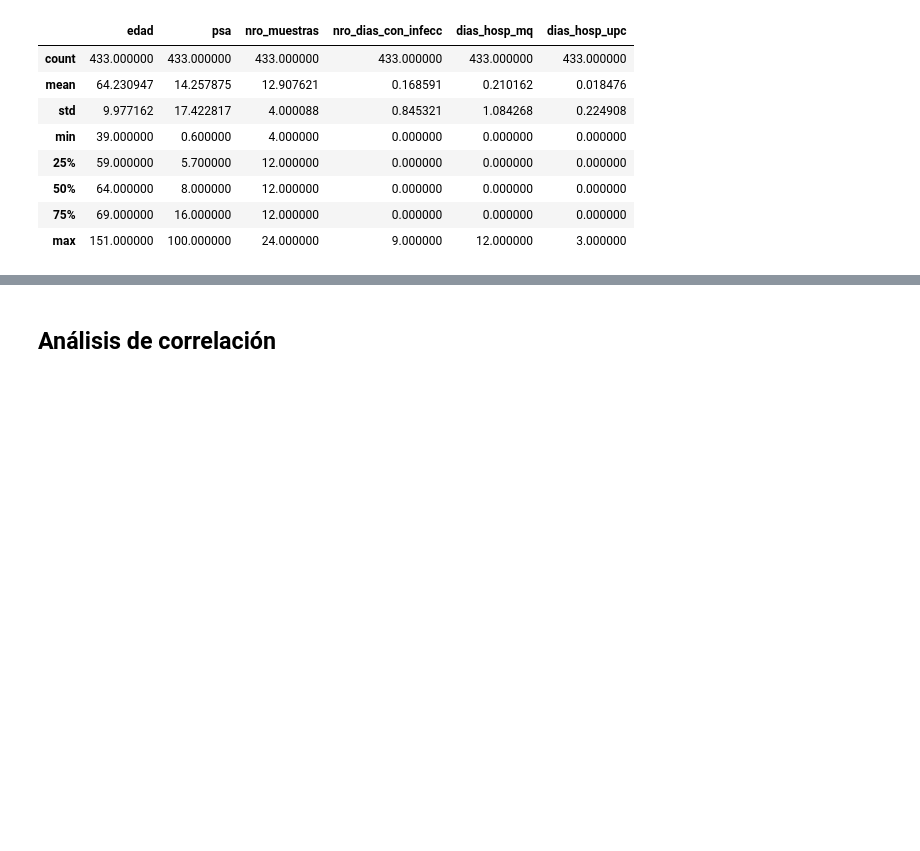
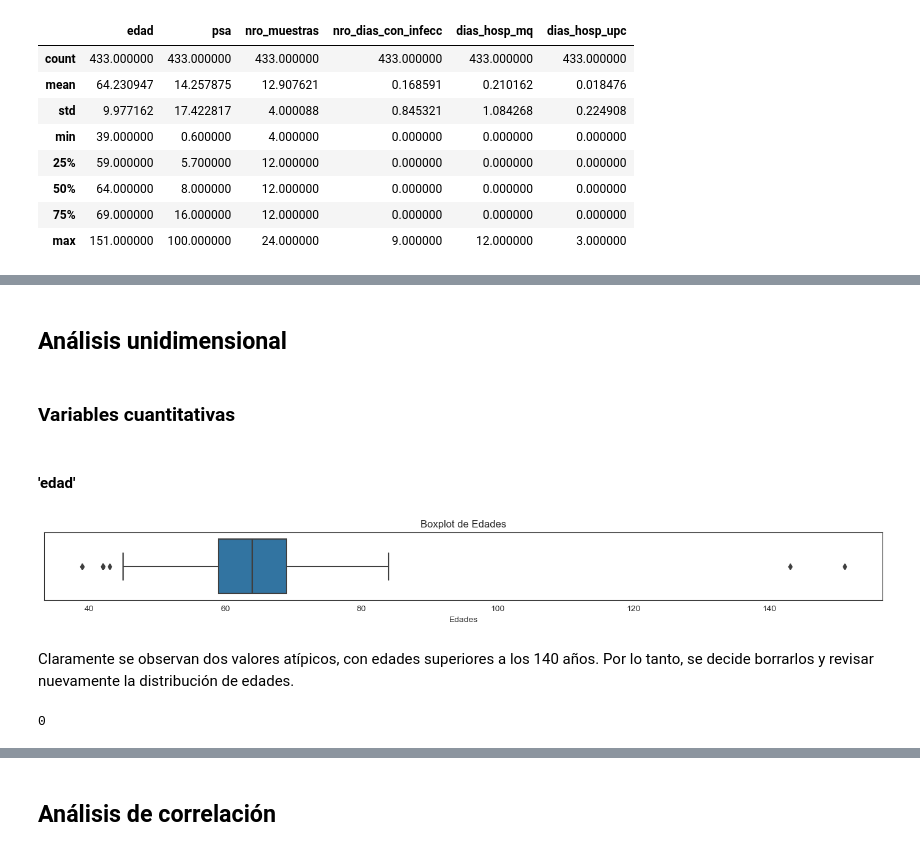
Before and after one commit to Slindex/PI-M6, a Jupyter notebook: Carla/02_EDA.ipynb, the cells around one changed output, grey strips where cells are left out. Drawn from its saved outputs; the diff is of its cells as text; code cells hidden in the pictures; blank space fills up the shorter version.

```diff
--- a/Carla/02_EDA.ipynb
+++ b/Carla/02_EDA.ipynb
@@ -7,5 +7,7 @@ import pandas as pd
 import numpy as np
 import matplotlib.pyplot as plt
 import seaborn as sns
+
+sns.set_style("white")
 # %% [markdown]
 ## Carga de los datos limpios
@@ -100,0 +78,26 @@ df.describe(include='object')
+# %% [markdown]
+## Análisis unidimensional
+# %% [markdown]
+### Variables cuantitativas
+# %% [markdown]
+#### 'edad'
+# %%
+plt.figure(figsize=(14, 2))
+# Boxplot
+sns.boxplot(data=df, x=df['edad'])
+
+plt.title("Boxplot de Edades"), plt.xlabel('Edades')
+
+# Ajusta los espacios entre subplots y muestra
+plt.tight_layout()
+plt.show()
+# %% [output]
+[figure, added]
+# %% [markdown]
+Claramente se observan dos valores atípicos, con edades superiores a los 140 años. Por lo tanto, se decide borrarlos y revisar nuevamente la distribución de edades.
+# %%
+# Se eliminan registros y se verifica su eliminación
+df = df[df['edad'] <= 100]
+(df['edad'] > 100).sum()
+# %% [output]
+0
```
Also changed, not shown: parts of 78 cells of this notebook, 2 other files.
